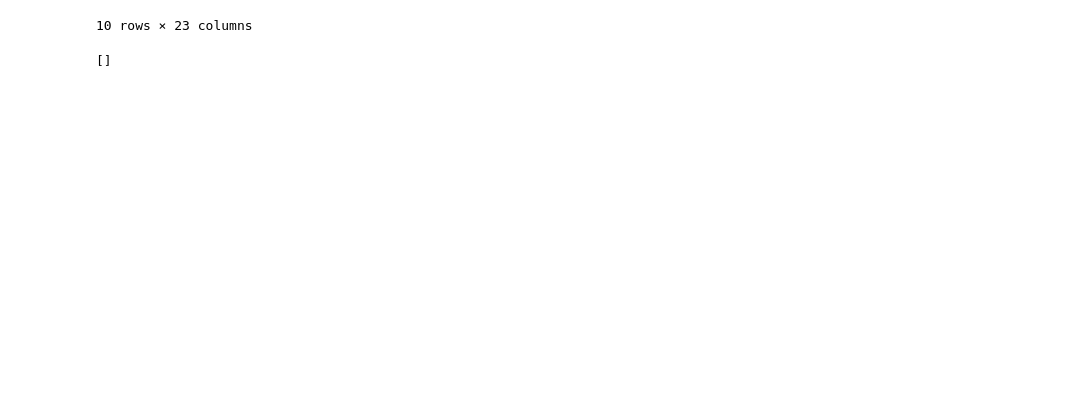
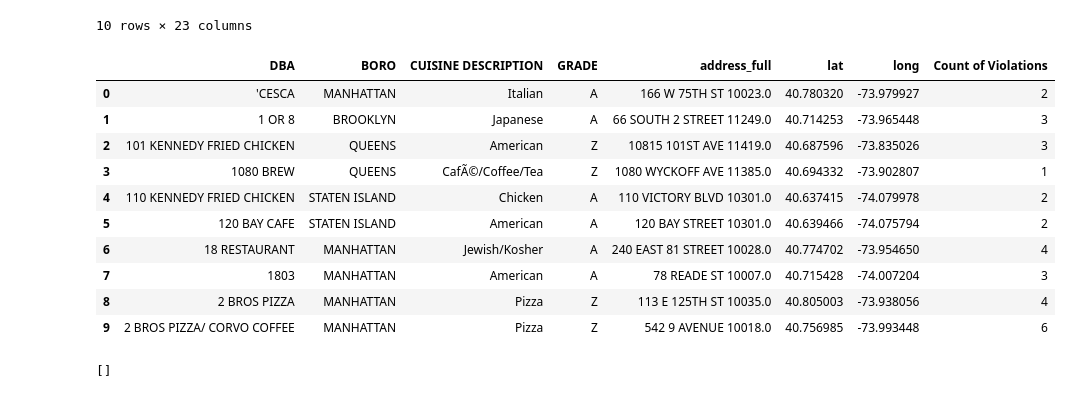
Before and after one commit to tisfarah/VizProj, a Jupyter notebook: NYC_Health_DB_Build_AJ.ipynb, the cells around one changed output. Saved outputs shown, nothing was run; the diff lists cells and outputs as text; code cells hidden in the pictures; blank space fills up the shorter version.

```diff
--- a/NYC_Health_DB_Build_AJ.ipynb
+++ b/NYC_Health_DB_Build_AJ.ipynb
@@ -102,6 +103,23 @@ restaurant_geo_df.head(10)
 | 8 | 40362869 | SHASHEMENE INT'L RESTAURANT | BROOKLYN | 195 | EAST 56 STREET | 11203.0 | 3474300871 | Caribbean | 6/14/2019 | ... |
 | 9 | 40362869 | SHASHEMENE INT'L RESTAURANT | BROOKLYN | 195 | EAST 56 STREET | 11203.0 | 3474300871 | Caribbean | 6/14/2019 | ... |
 10 rows × 23 columns
+# %%
+markers_df = pd.read_csv('data/Map_Marker_File.csv')
+markers_df = markers_df.rename(columns={"VIOLATION CODE":"Count of Violations"})
+markers_df.head(10)
+# restaurant_geo.to_sql
+# %% [output]
+|  | DBA | BORO | CUISINE DESCRIPTION | GRADE | address_full | lat | long | Count of Violations |
+| 0 | 'CESCA | MANHATTAN | Italian | A | 166 W 75TH ST 10023.0 | 40.780320 | -73.979927 | 2 |
+| 1 | 1 OR 8 | BROOKLYN | Japanese | A | 66 SOUTH 2 STREET 11249.0 | 40.714253 | -73.965448 | 3 |
+| 2 | 101 KENNEDY FRIED CHICKEN | QUEENS | American | Z | 10815 101ST AVE 11419.0 | 40.687596 | -73.835026 | 3 |
+| 3 | 1080 BREW | QUEENS | CafÃ©/Coffee/Tea | Z | 1080 WYCKOFF AVE 11385.0 | 40.694332 | -73.902807 | 1 |
+| 4 | 110 KENNEDY FRIED CHICKEN | STATEN ISLAND | Chicken | A | 110 VICTORY BLVD 10301.0 | 40.637415 | -74.079978 | 2 |
+| 5 | 120 BAY CAFE | STATEN ISLAND | American | A | 120 BAY STREET 10301.0 | 40.639466 | -74.075794 | 2 |
+| 6 | 18 RESTAURANT | MANHATTAN | Jewish/Kosher | A | 240 EAST 81 STREET 10028.0 | 40.774702 | -73.954650 | 4 |
+| 7 | 1803 | MANHATTAN | American | A | 78 READE ST 10007.0 | 40.715428 | -74.007204 | 3 |
+| 8 | 2 BROS PIZZA | MANHATTAN | Pizza | Z | 113 E 125TH ST 10035.0 | 40.805003 | -73.938056 | 4 |
+| 9 | 2 BROS PIZZA/ CORVO COFFEE | MANHATTAN | Pizza | Z | 542 9 AVENUE 10018.0 | 40.756985 | -73.993448 | 6 |
 # %%
 #Connect to local database
 database_path = "NYC_Health_Ratings.sqlite"
```
Also changed, not shown: parts of 12 cells of this notebook.
